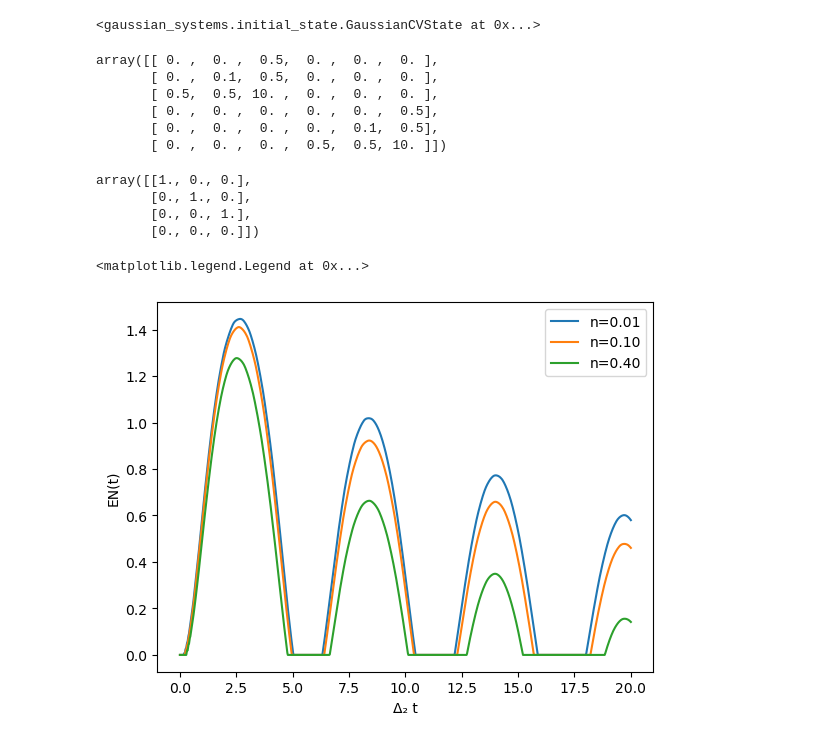
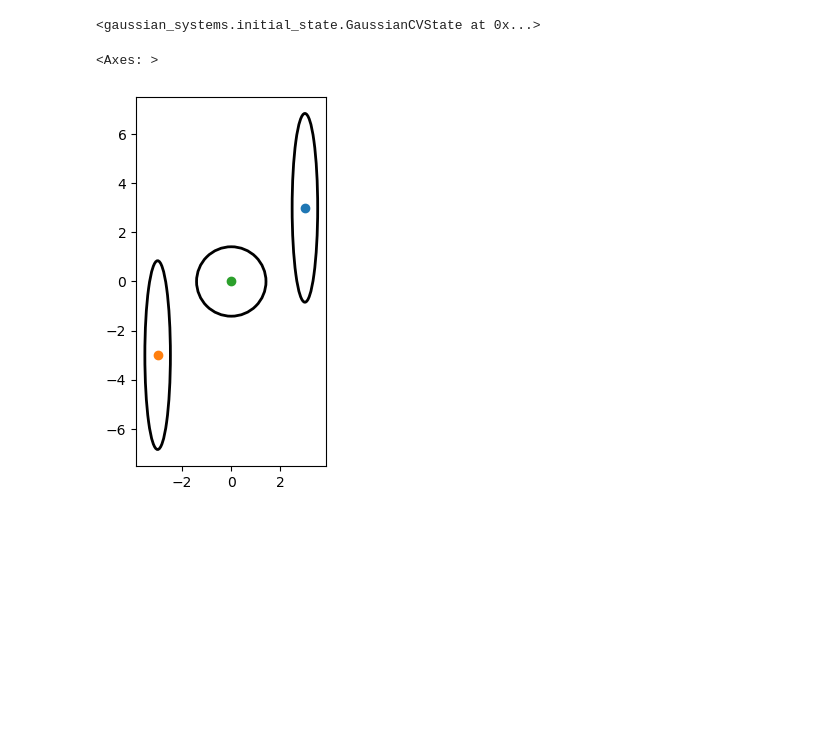
Before and after one commit to Acouvertier/gaussian-open-systems, a Jupyter notebook: scripts/experiments/Dissertation_Shared_Environment_Entanglement.ipynb, the cells around one changed output. Cells and saved outputs as stored; diff of their text form; code cells hidden in the pictures; blank space fills up the shorter version.

Commit message:
Finished system-level object. Created solution class to handle time-traces and metric calls from a simulation. Reogranized library structure to extra validations

```diff
--- a/scripts/experiments/Dissertation_Shared_Environment_Entanglement.ipynb
+++ b/scripts/experiments/Dissertation_Shared_Environment_Entanglement.ipynb
@@ -15,7 +14,7 @@ da, db = ( (1/np.sqrt(2))*(3+3j), (1/np.sqrt(2))*(-3-3j))
 
 #environment parameters
 kappa = 1
-delta_E, delta_2 = 10*kappa, 0.1*kappa
+delta_E, delta_2 = 0.1*kappa, 0.1*kappa
 frequency_array = np.array([0,delta_2])
 gamma = 0.5*kappa
 n_bar = 0
@@ -42,12 +41,3 @@ embedded_state, embedded_system = single_pole_ou_embedding(
     decay_rate=kappa,
     thermal_occupation=n_bar
 )
-# %%
-embedded_system.hamiltonian_matrix
-# %% [output]
-array([[ 0. ,  0. ,  0.5,  0. ,  0. ,  0. ],
-       [ 0. ,  0.1,  0.5,  0. ,  0. ,  0. ],
-       [ 0.5,  0.5, 10. ,  0. ,  0. ,  0. ],
-       [ 0. ,  0. ,  0. ,  0. ,  0. ,  0.5],
-       [ 0. ,  0. ,  0. ,  0. ,  0.1,  0.5],
-       [ 0. ,  0. ,  0. ,  0.5,  0.5, 10. ]])
@@ -65,7 +43,0 @@ for i in range(len(n_bars)):
-# %%
-np.eye(4, 3)
-# %% [output]
-array([[1., 0., 0.],
-       [0., 1., 0.],
-       [0., 0., 1.],
-       [0., 0., 0.]])
@@ -78,0 +44,6 @@ for mysols in mysols_varied_nbar:
+# %%
+# GaussianCVState is also equipped with basic ellipse plotting for all modes encoded in the object
+embedded_state.plot_state()
+# %% [output]
+<Axes: >
+[figure, added]
@@ -79,10 +64,2 @@ for mysols in mysols_varied_nbar:
 # %%
 import matplotlib.pyplot as plt
-# %%
-plt.plot(ts*delta_2, ents_varied_nbar[0],ts*delta_2, ents_varied_nbar[1],ts*delta_2, ents_varied_nbar[2])
-plt.xlabel("\u0394\u2082 t")
-plt.ylabel("EN(t)")
-plt.legend(["n=0.01","n=0.10","n=0.40"])
-# %% [output]
-<matplotlib.legend.Legend at 0x...>
-[figure, removed]
```
Also changed, not shown: parts of 14 cells of this notebook, 6 other files.
